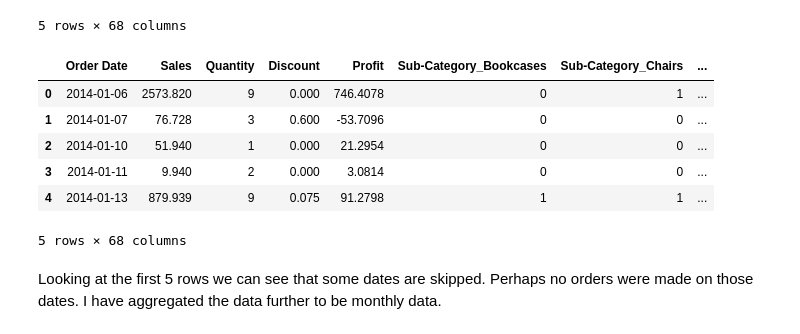
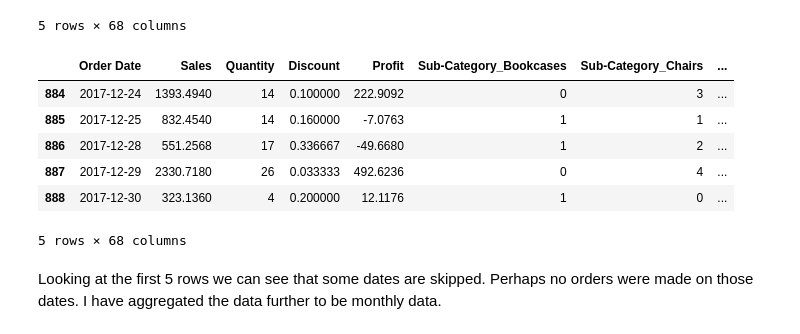
Before and after one commit to filmonmichael/2024-Phase-2-Data, a Jupyter notebook: part1-submission.ipynb, the cells around one changed output. Drawn from its saved outputs; the diff is of its cells as text; code cells hidden in the pictures.

```diff
--- a/part1-submission.ipynb
+++ b/part1-submission.ipynb
@@ -133,25 +146,25 @@ Sales_data_encoded.head()
 # %%
 # Sum or aggregate numeric features by Order Date
 numeric_aggregation = Sales_data_encoded.groupby('Order Date').agg({
     'Sales': 'sum',
     'Quantity': 'sum',
     'Discount': 'mean',
     'Profit': 'sum'
 }).reset_index()
 
 # Sum one-hot encoded variables by Order Date
 one_hot_aggregation = Sales_data_encoded.groupby('Order Date').sum().reset_index()
 one_hot_aggregation.drop(columns=['Sales', 'Quantity','Discount','Profit'], inplace=True)
 # Ensure the date columns are aligned correctly
 aggregated_df = pd.merge(numeric_aggregation, one_hot_aggregation, on='Order Date', how='left')
-aggregated_df.head()
+aggregated_df.tail()
 # %% [output]
 |  | Order Date | Sales | Quantity | Discount | Profit | Sub-Category_Bookcases | Sub-Category_Chairs | ... |
-| 0 | 2014-01-06 | 2573.820 | 9 | 0.000 | 746.4078 | 0 | 1 | ... |
-| 1 | 2014-01-07 | 76.728 | 3 | 0.600 | -53.7096 | 0 | 0 | ... |
-| 2 | 2014-01-10 | 51.940 | 1 | 0.000 | 21.2954 | 0 | 0 | ... |
-| 3 | 2014-01-11 | 9.940 | 2 | 0.000 | 3.0814 | 0 | 0 | ... |
-| 4 | 2014-01-13 | 879.939 | 9 | 0.075 | 91.2798 | 1 | 1 | ... |
+| 884 | 2017-12-24 | 1393.4940 | 14 | 0.100000 | 222.9092 | 0 | 3 | ... |
+| 885 | 2017-12-25 | 832.4540 | 14 | 0.160000 | -7.0763 | 1 | 1 | ... |
+| 886 | 2017-12-28 | 551.2568 | 17 | 0.336667 | -49.6680 | 1 | 2 | ... |
+| 887 | 2017-12-29 | 2330.7180 | 26 | 0.033333 | 492.6236 | 0 | 4 | ... |
+| 888 | 2017-12-30 | 323.1360 | 4 | 0.200000 | 12.1176 | 1 | 0 | ... |
 5 rows × 68 columns
 # %% [markdown]
 Looking at the first 5 rows we can see that some dates are skipped. Perhaps no orders were made on those dates. I have aggregated the data further to be monthly data.
```
Also changed, not shown: parts of 10 cells of this notebook.
